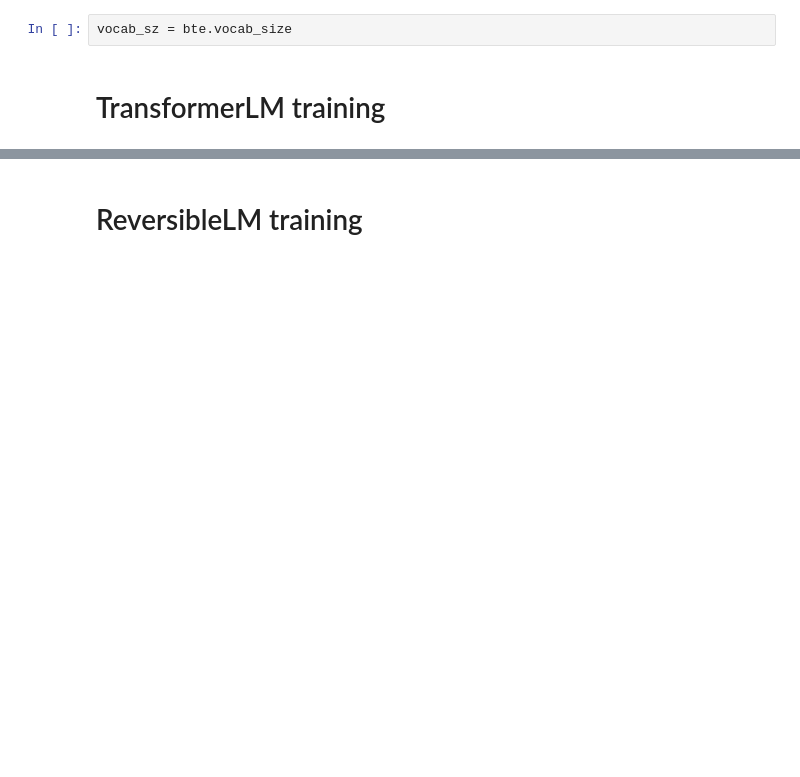
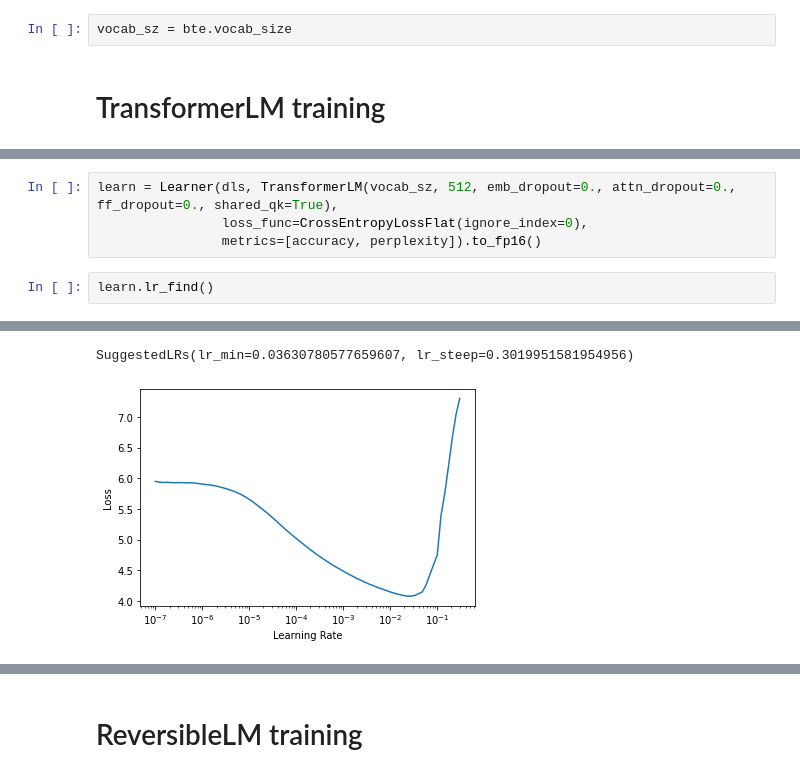
Before and after one commit to arampacha/reformer_fastai, a Jupyter notebook: nbs/exploration/_LM_tests.ipynb, the cells around one changed output, grey strips where cells are left out. Saved outputs shown, nothing was run; the diff lists cells and outputs as text; blank space fills up the shorter version.

```diff
--- a/nbs/exploration/_LM_tests.ipynb
+++ b/nbs/exploration/_LM_tests.ipynb
@@ -182,0 +149,7 @@ learn.fit_one_cycle(15, 5e-4, wd=0.05, cbs=WandbCallback(log_preds=False, log_mo
+# %%
+learn = Learner(dls, TransformerLM(vocab_sz, 512, emb_dropout=0., attn_dropout=0., ff_dropout=0., shared_qk=True),
+                loss_func=CrossEntropyLossFlat(ignore_index=0),
+                metrics=[accuracy, perplexity]).to_fp16()
+# %%
+learn.lr_find()
+# %% [output]
@@ -182,0 +157,2 @@ learn.fit_one_cycle(15, 5e-4, wd=0.05, cbs=WandbCallback(log_preds=False, log_mo
+SuggestedLRs(lr_min=0.03630780577659607, lr_steep=0.3019951581954956)
+[figure, added]
```
Also changed, not shown: parts of 49 cells of this notebook.
